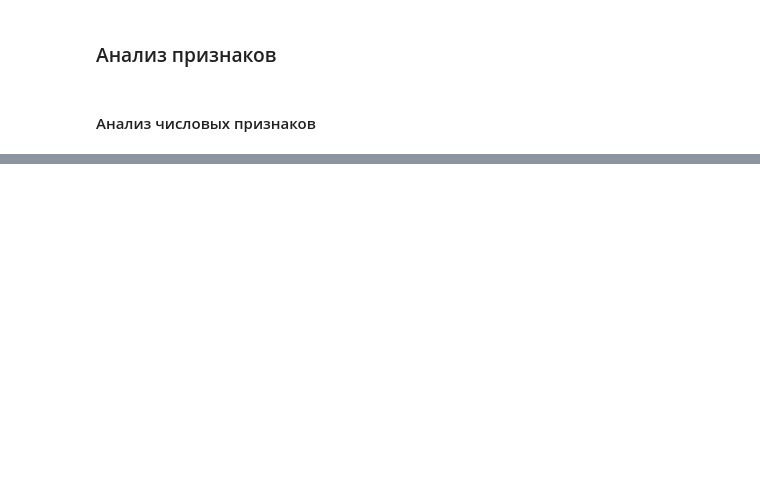
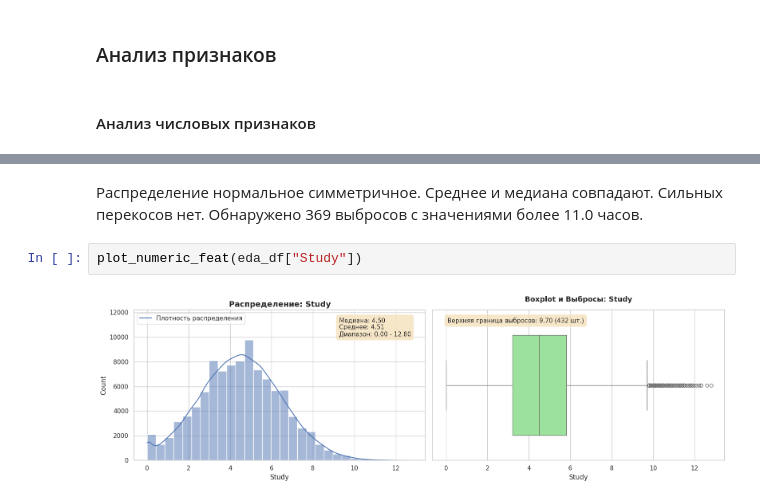
Before and after one commit to programx-dev/data-science-frameworks-sem2, a Jupyter notebook: main.ipynb, the cells around one changed output, grey strips where cells are left out. Cells and saved outputs as stored; diff of their text form; blank space fills up the shorter version.

```diff
--- a/main.ipynb
+++ b/main.ipynb
@@ -232,0 +332,6 @@ print(f"Людей с депрессией: {has_depression} ({depression_persen
+# %% [markdown]
+Распределение нормальное симметричное. Среднее и медиана совпадают. Сильных перекосов нет. Обнаружено 369 выбросов с значениями более 11.0 часов.
+# %%
+plot_numeric_feat(eda_df["Study"])
+# %% [output]
+[figure, added]
```
Also changed, not shown: parts of 41 cells of this notebook.
